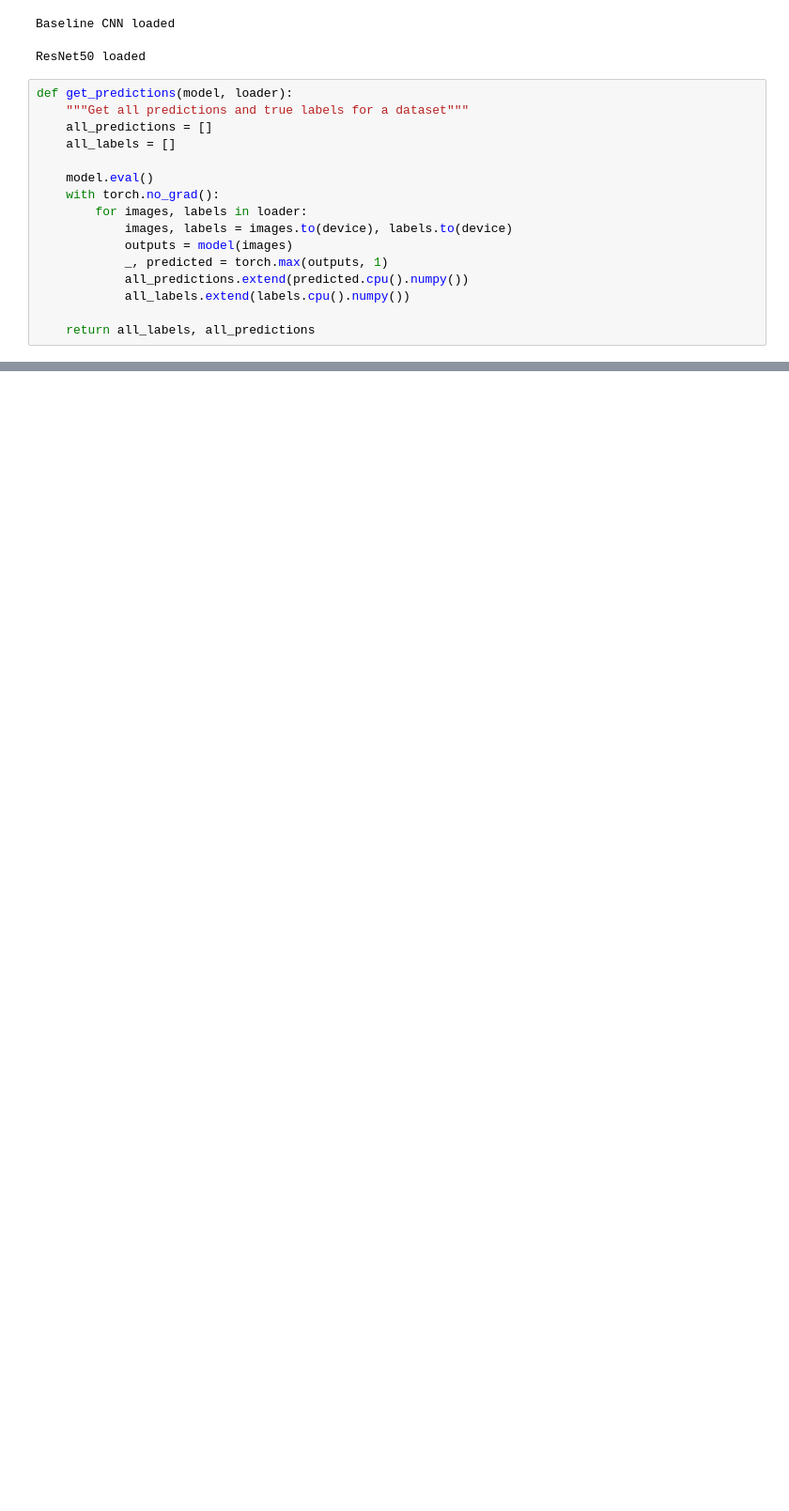
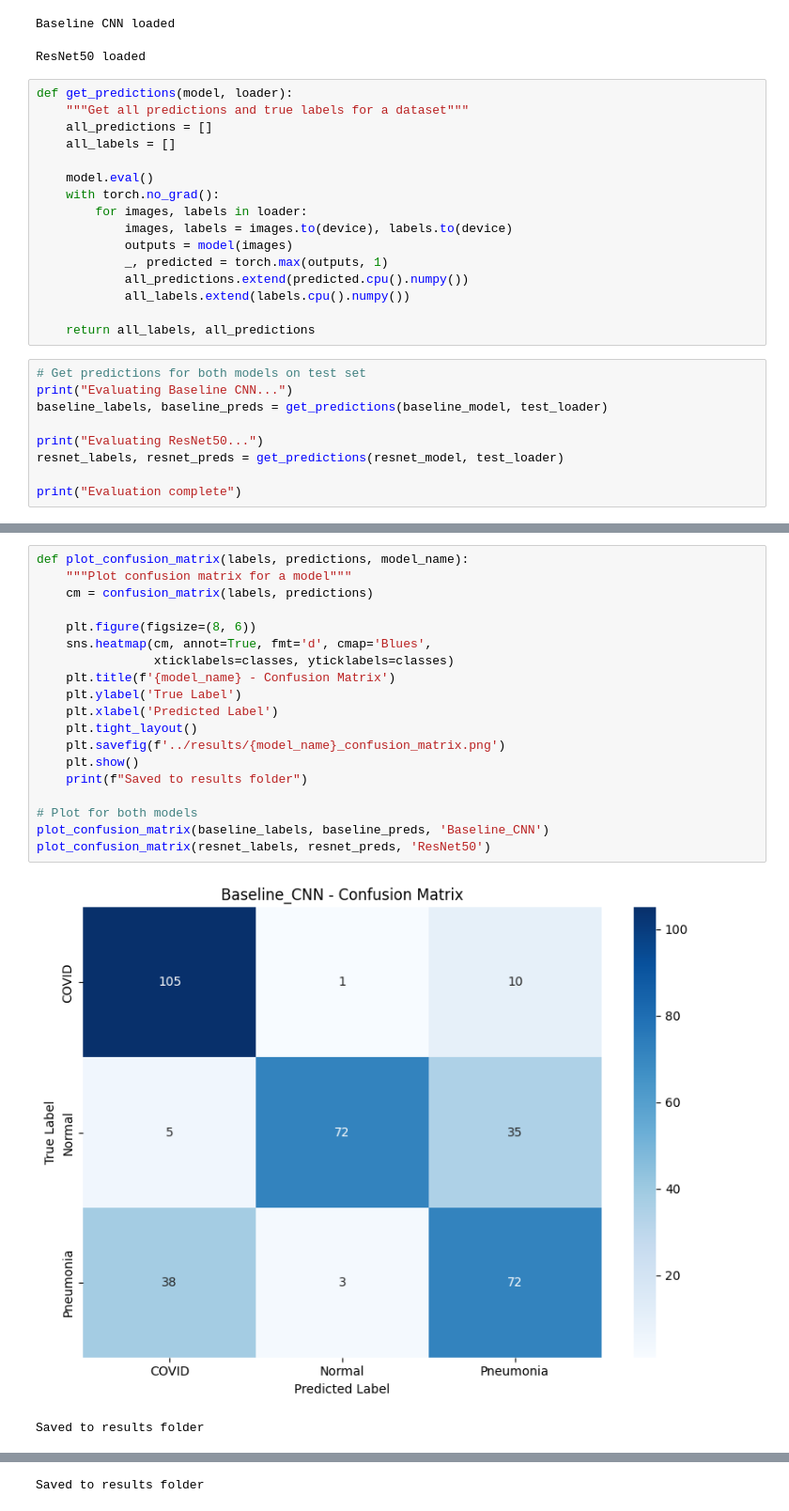
Before and after one commit to MeeraNallavarambath/respiratory-disease-multiclass-classifier, a Jupyter notebook: notebooks/05_evaluation.ipynb, the cells around one changed output, grey strips where cells are left out. Shown at 94% size. Drawn from its saved outputs; the diff is of its cells as text; blank space fills up the shorter version.

Commit message:
Add classification report and confusion matrix for both models

```diff
--- a/notebooks/05_evaluation.ipynb
+++ b/notebooks/05_evaluation.ipynb
@@ -120,3 +123,12 @@ def get_predictions(model, loader):
             all_labels.extend(labels.cpu().numpy())
 
     return all_labels, all_predictions
+# %%
+# Get predictions for both models on test set
+print("Evaluating Baseline CNN...")
+baseline_labels, baseline_preds = get_predictions(baseline_model, test_loader)
+
+print("Evaluating ResNet50...")
+resnet_labels, resnet_preds = get_predictions(resnet_model, test_loader)
+
+print("Evaluation complete")
@@ -122,0 +168,22 @@ def get_predictions(model, loader):
+# %%
+def plot_confusion_matrix(labels, predictions, model_name):
+    """Plot confusion matrix for a model"""
+    cm = confusion_matrix(labels, predictions)
+
+    plt.figure(figsize=(8, 6))
+    sns.heatmap(cm, annot=True, fmt='d', cmap='Blues',
+                xticklabels=classes, yticklabels=classes)
+    plt.title(f'{model_name} - Confusion Matrix')
+    plt.ylabel('True Label')
+    plt.xlabel('Predicted Label')
+    plt.tight_layout()
+    plt.savefig(f'../results/{model_name}_confusion_matrix.png')
+    plt.show()
+    print(f"Saved to results folder")
+
+# Plot for both models
+plot_confusion_matrix(baseline_labels, baseline_preds, 'Baseline_CNN')
+plot_confusion_matrix(resnet_labels, resnet_preds, 'ResNet50')
+# %% [output]
+[figure, added]
+Saved to results folder
@@ -122,0 +191 @@ def get_predictions(model, loader):
+Saved to results folder
```
Also changed, not shown: parts of 4 cells of this notebook, 2 other files.
